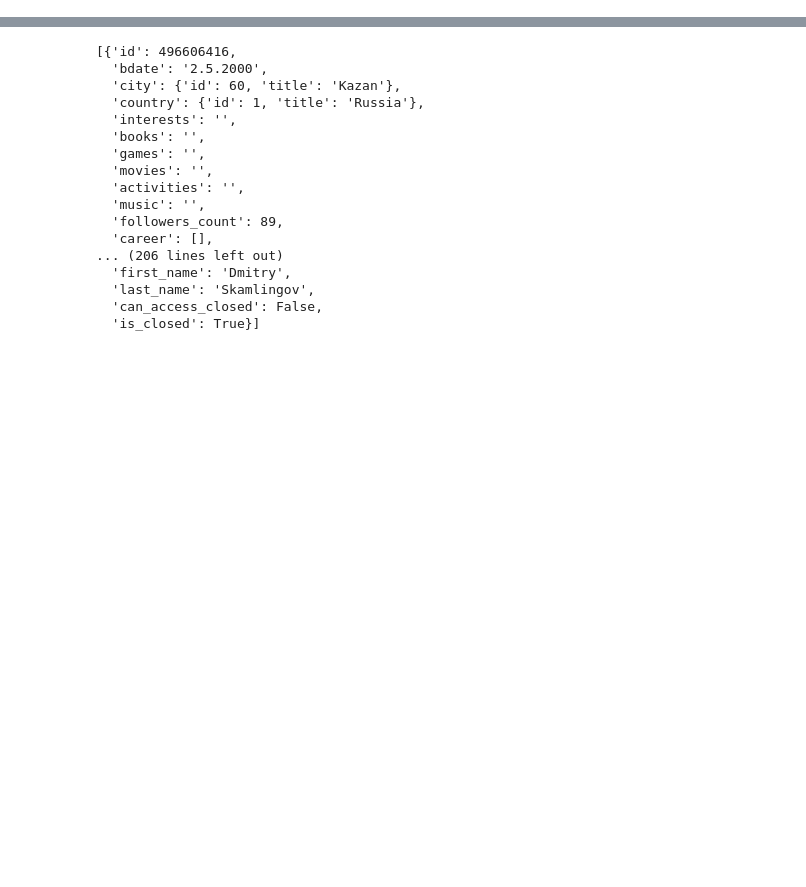
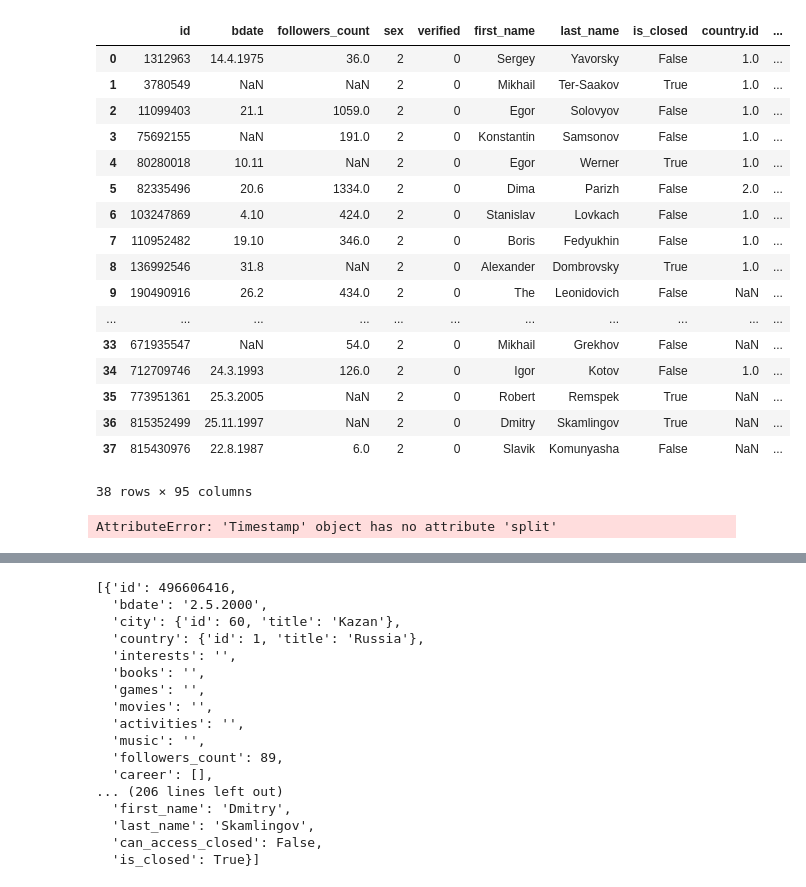
Before and after one commit to geniusserg/UserGenerator, a Jupyter notebook: research.ipynb, the cells around one changed output, grey strips where cells are left out. Drawn from its saved outputs; the diff is of its cells as text; code cells hidden in the pictures; blank space fills up the shorter version.

Commit message:
All grabbers and processors are ready. Add grabbers with offset. Ready for global collection

```diff
--- a/research.ipynb
+++ b/research.ipynb
@@ -8,2 +15,2 @@ import time
 # %%
-f = grabber.get_items_of_page("170528132", count=8)
+f = grabber.get_items_of_page("170528132", count=10)
@@ -16,0 +31,3 @@ recsys_matrix.loc[:, (~recsys_matrix.isna()).sum() > 3]
+# %%
+recsys_matrix = likes_to_recsys_matrix(f)
+recsys_matrix
@@ -16,0 +48,27 @@ recsys_matrix.loc[:, (~recsys_matrix.isna()).sum() > 3]
+# %%
+active_users = recsys_matrix.loc[:, (~recsys_matrix.isna()).sum() > 2].columns
+users_info = []
+for j in tqdm(active_users):
+    users_info.append(grabber.user_request(j))
+    time.sleep(0.4)
+df = users_transfrom_json_to_pandas(users_info)
+df
+# %% [output]
+|  | id | bdate | followers_count | sex | verified | first_name | last_name | is_closed | country.id | ... |
+| 0 | 1312963 | 14.4.1975 | 36.0 | 2 | 0 | Sergey | Yavorsky | False | 1.0 | ... |
+| 1 | 3780549 | NaN | NaN | 2 | 0 | Mikhail | Ter-Saakov | True | 1.0 | ... |
+| 2 | 11099403 | 21.1 | 1059.0 | 2 | 0 | Egor | Solovyov | False | 1.0 | ... |
+| 3 | 75692155 | NaN | 191.0 | 2 | 0 | Konstantin | Samsonov | False | 1.0 | ... |
+| 4 | 80280018 | 10.11 | NaN | 2 | 0 | Egor | Werner | True | 1.0 | ... |
+| 5 | 82335496 | 20.6 | 1334.0 | 2 | 0 | Dima | Parizh | False | 2.0 | ... |
+| 6 | 103247869 | 4.10 | 424.0 | 2 | 0 | Stanislav | Lovkach | False | 1.0 | ... |
+| 7 | 110952482 | 19.10 | 346.0 | 2 | 0 | Boris | Fedyukhin | False | 1.0 | ... |
+| 8 | 136992546 | 31.8 | NaN | 2 | 0 | Alexander | Dombrovsky | True | 1.0 | ... |
+| 9 | 190490916 | 26.2 | 434.0 | 2 | 0 | The | Leonidovich | False | NaN | ... |
+| ... | ... | ... | ... | ... | ... | ... | ... | ... | ... | ... |
+| 33 | 671935547 | NaN | 54.0 | 2 | 0 | Mikhail | Grekhov | False | NaN | ... |
+| 34 | 712709746 | 24.3.1993 | 126.0 | 2 | 0 | Igor | Kotov | False | 1.0 | ... |
+| 35 | 773951361 | 25.3.2005 | NaN | 2 | 0 | Robert | Remspek | True | NaN | ... |
+| 36 | 815352499 | 25.11.1997 | NaN | 2 | 0 | Dmitry | Skamlingov | True | NaN | ... |
+| 37 | 815430976 | 22.8.1987 | 6.0 | 2 | 0 | Slavik | Komunyasha | False | NaN | ... |
+38 rows × 95 columns
@@ -16,0 +77,15 @@ recsys_matrix.loc[:, (~recsys_matrix.isna()).sum() > 3]
+# %%
+def bdate_year_parser(bday):
+    if pd.isna(bday):
+        return None
+    bday = bday.split(".")
+    if len(bday) == 3:
+        return pd.to_datetime(".".join(bday), format="%d.%m.%Y")
+    else:
+        return None
+df["bdate"] = df["bdate"].apply(bdate_year_parser)
+now = pd.to_datetime('now')
+df['age'] = (now.year - df['bdate'].dt.year) - ((now.month - df['bdate'].dt.month) < 0)
+df["bdate"]
+# %% [output]
+AttributeError: 'Timestamp' object has no attribute 'split'
```
Also changed, not shown: parts of 17 cells of this notebook, 4 other files.
